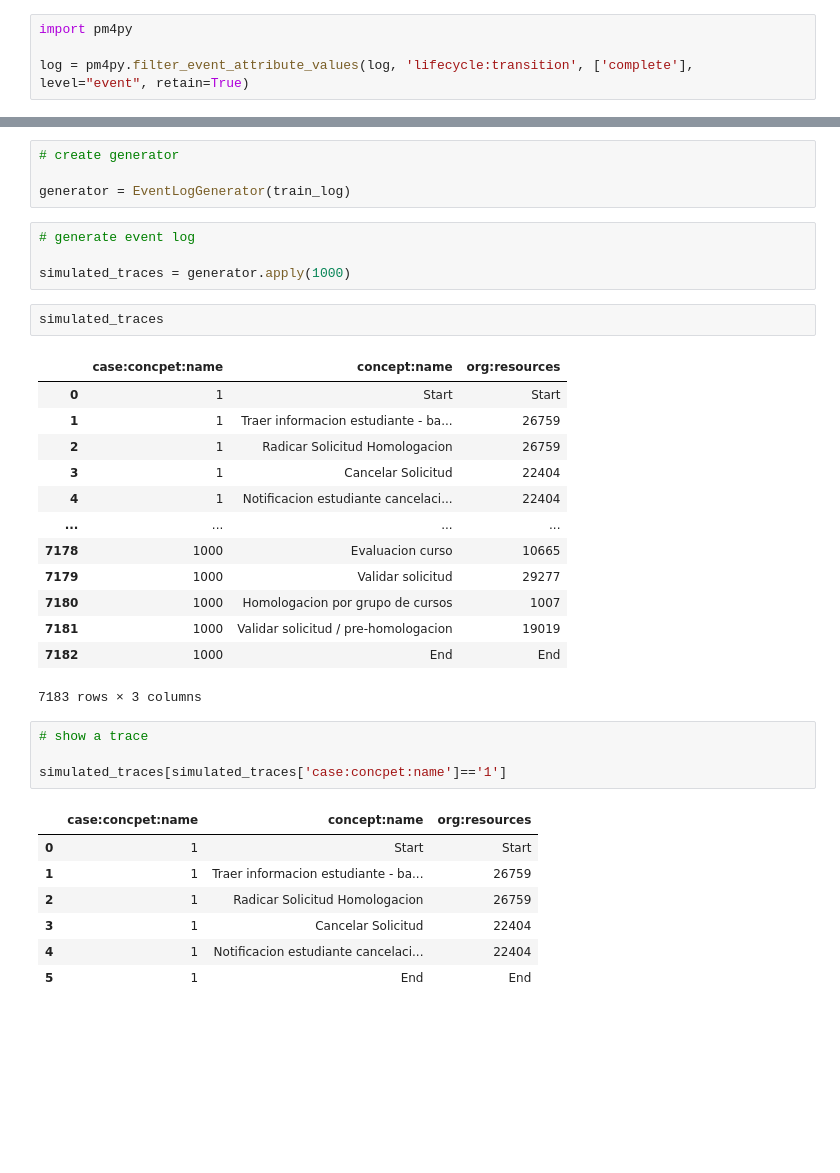
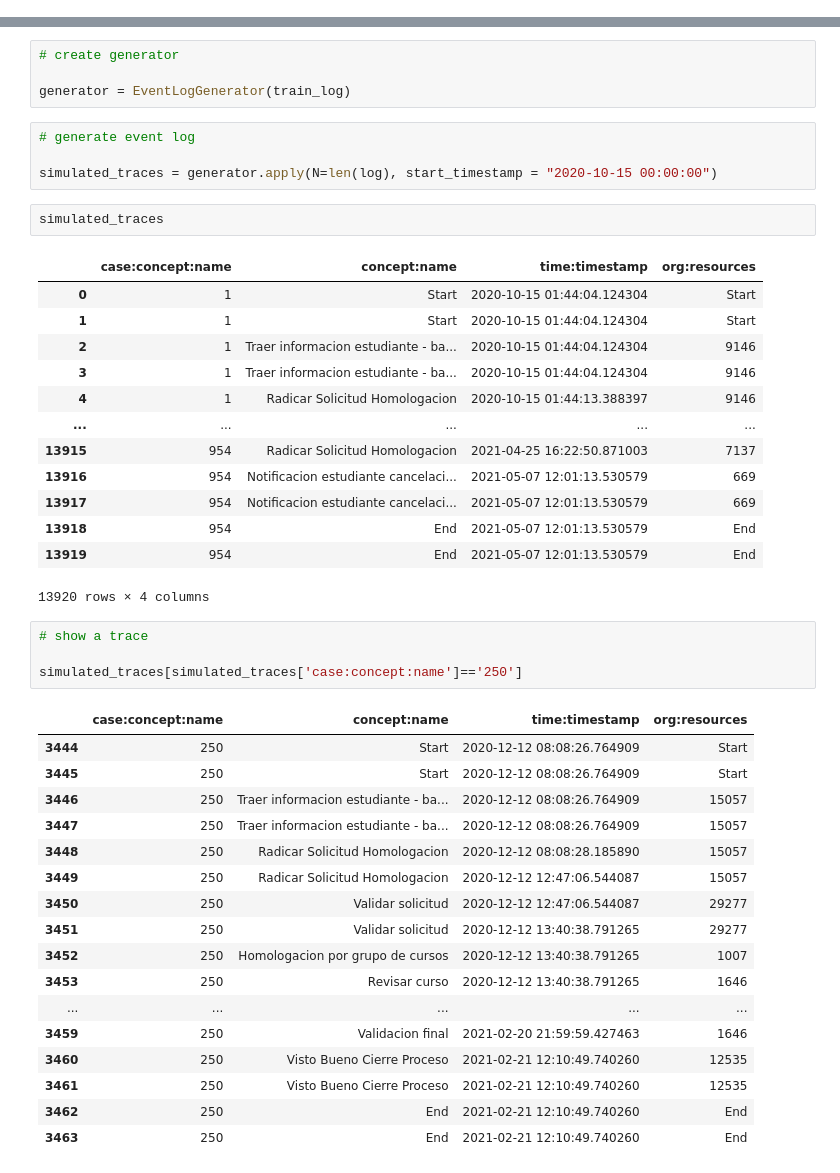
Before and after one commit to franvinci/ProbabilityBasedEventLogGenerator, a Jupyter notebook: EventLogGenerator.ipynb, the cells around one changed output, grey strips where cells are left out. Saved outputs shown, nothing was run; the diff lists cells and outputs as text; blank space fills up the shorter version.

Commit message:
Generate Timestamps

```diff
--- a/EventLogGenerator.ipynb
+++ b/EventLogGenerator.ipynb
@@ -6,10 +6,6 @@ from EventLogGenerator import EventLogGenerator
 # import event log
 
 log = xes_importer.apply('data/Consulta/ConsultaDataMining201618.xes')
-# %%
-import pm4py
-
-log = pm4py.filter_event_attribute_values(log, 'lifecycle:transition', ['complete'], level="event", retain=True)
 # %%
 # split event log
 
@@ -21,35 +17,45 @@ generator = EventLogGenerator(train_log)
 # %%
 # generate event log
 
-simulated_traces = generator.apply(1000)
+simulated_traces = generator.apply(N=len(log), start_timestamp = "2020-10-15 00:00:00")
 # %%
 simulated_traces
 # %% [output]
-|  | case:concpet:name | concept:name | org:resources |
-| 0 | 1 | Start | Start |
-| 1 | 1 | Traer informacion estudiante - ba... | 26759 |
-| 2 | 1 | Radicar Solicitud Homologacion | 26759 |
-| 3 | 1 | Cancelar Solicitud | 22404 |
-| 4 | 1 | Notificacion estudiante cancelaci... | 22404 |
-| ... | ... | ... | ... |
-| 7178 | 1000 | Evaluacion curso | 10665 |
-| 7179 | 1000 | Validar solicitud | 29277 |
-| 7180 | 1000 | Homologacion por grupo de cursos | 1007 |
-| 7181 | 1000 | Validar solicitud / pre-homologacion | 19019 |
-| 7182 | 1000 | End | End |
+|  | case:concept:name | concept:name | time:timestamp | org:resources |
+| 0 | 1 | Start | 2020-10-15 01:44:04.124304 | Start |
+| 1 | 1 | Start | 2020-10-15 01:44:04.124304 | Start |
+| 2 | 1 | Traer informacion estudiante - ba... | 2020-10-15 01:44:04.124304 | 9146 |
+| 3 | 1 | Traer informacion estudiante - ba... | 2020-10-15 01:44:04.124304 | 9146 |
+| 4 | 1 | Radicar Solicitud Homologacion | 2020-10-15 01:44:13.388397 | 9146 |
+| ... | ... | ... | ... | ... |
+| 13915 | 954 | Radicar Solicitud Homologacion | 2021-04-25 16:22:50.871003 | 7137 |
+| 13916 | 954 | Notificacion estudiante cancelaci... | 2021-05-07 12:01:13.530579 | 669 |
+| 13917 | 954 | Notificacion estudiante cancelaci... | 2021-05-07 12:01:13.530579 | 669 |
+| 13918 | 954 | End | 2021-05-07 12:01:13.530579 | End |
+| 13919 | 954 | End | 2021-05-07 12:01:13.530579 | End |
-7183 rows × 3 columns
+13920 rows × 4 columns
 # %%
 # show a trace
 
-simulated_traces[simulated_traces['case:concpet:name']=='1']
+simulated_traces[simulated_traces['case:concept:name']=='250']
 # %% [output]
-|  | case:concpet:name | concept:name | org:resources |
-| 0 | 1 | Start | Start |
-| 1 | 1 | Traer informacion estudiante - ba... | 26759 |
-| 2 | 1 | Radicar Solicitud Homologacion | 26759 |
-| 3 | 1 | Cancelar Solicitud | 22404 |
-| 4 | 1 | Notificacion estudiante cancelaci... | 22404 |
-| 5 | 1 | End | End |
+|  | case:concept:name | concept:name | time:timestamp | org:resources |
+| 3444 | 250 | Start | 2020-12-12 08:08:26.764909 | Start |
+| 3445 | 250 | Start | 2020-12-12 08:08:26.764909 | Start |
+| 3446 | 250 | Traer informacion estudiante - ba... | 2020-12-12 08:08:26.764909 | 15057 |
+| 3447 | 250 | Traer informacion estudiante - ba... | 2020-12-12 08:08:26.764909 | 15057 |
+| 3448 | 250 | Radicar Solicitud Homologacion | 2020-12-12 08:08:28.185890 | 15057 |
+| 3449 | 250 | Radicar Solicitud Homologacion | 2020-12-12 12:47:06.544087 | 15057 |
+| 3450 | 250 | Validar solicitud | 2020-12-12 12:47:06.544087 | 29277 |
+| 3451 | 250 | Validar solicitud | 2020-12-12 13:40:38.791265 | 29277 |
+| 3452 | 250 | Homologacion por grupo de cursos | 2020-12-12 13:40:38.791265 | 1007 |
+| 3453 | 250 | Revisar curso | 2020-12-12 13:40:38.791265 | 1646 |
+| ... | ... | ... | ... | ... |
+| 3459 | 250 | Validacion final | 2021-02-20 21:59:59.427463 | 1646 |
+| 3460 | 250 | Visto Bueno Cierre Proceso | 2021-02-21 12:10:49.740260 | 12535 |
+| 3461 | 250 | Visto Bueno Cierre Proceso | 2021-02-21 12:10:49.740260 | 12535 |
+| 3462 | 250 | End | 2021-02-21 12:10:49.740260 | End |
+| 3463 | 250 | End | 2021-02-21 12:10:49.740260 | End |
 # %%
 # print conditional probabilities given prefixes
 
```
Also changed, not shown: parts of 1 cell of this notebook, 3 other files.
